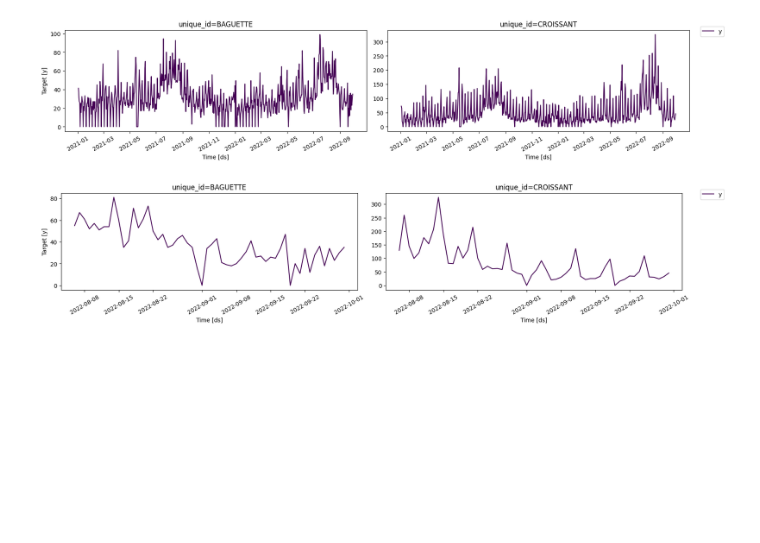
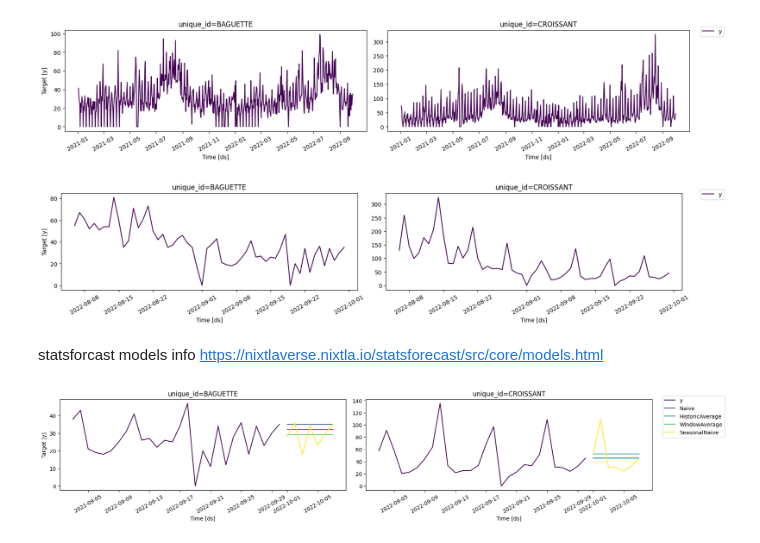
Before and after one commit to Messionat45/Time-Series-Forecasting, a Jupyter notebook: time_series_tut.ipynb, the cells around one changed output. Drawn from its saved outputs; the diff is of its cells as text; code cells hidden in the pictures; blank space fills up the shorter version.

```diff
--- a/time_series_tut.ipynb
+++ b/time_series_tut.ipynb
@@ -32,2 +34,5 @@ plot_series(df=df, ids=["BAGUETTE", "CROISSANT"], max_insample_length=56, palett
 # %% [output]
 [figure]
+# %% [markdown]
+statsforcast models info
+https://nixtlaverse.nixtla.io/statsforecast/src/core/models.html
@@ -33,0 +42,35 @@ plot_series(df=df, ids=["BAGUETTE", "CROISSANT"], max_insample_length=56, palett
+# %%
+horizon = 7
+
+models = [
+
+    #  forecase last known ime stamp
+    Naive(),
+
+    # takes avgof entire history of series i have  and use that value to forecast
+    HistoricAverage(),
+
+    #last 7 days avg and will be forcasted for future
+    WindowAverage(window_size=7),
+
+    # seas length 7 becaus eth graph shows pattern similar every 7 days
+    SeasonalNaive(season_length=7)
+]
+
+
+# takes model list that i have to fit and fre as D because out data is daily
+sf = StatsForecast(models=models, freq="D")
+
+#call fit fn on entire dataset and make pred pred
+sf.fit(df=df)
+
+preds = sf.predict(h=horizon)
+# %%
+plot_series(
+    df=df,
+    forecasts_df=preds,
+    ids=["BAGUETTE", "CROISSANT"], #onlu plotting again for this 2
+    max_insample_length=28,
+    palette="viridis")
+# %% [output]
+[figure, added]
```
Also changed, not shown: parts of 13 cells of this notebook.
